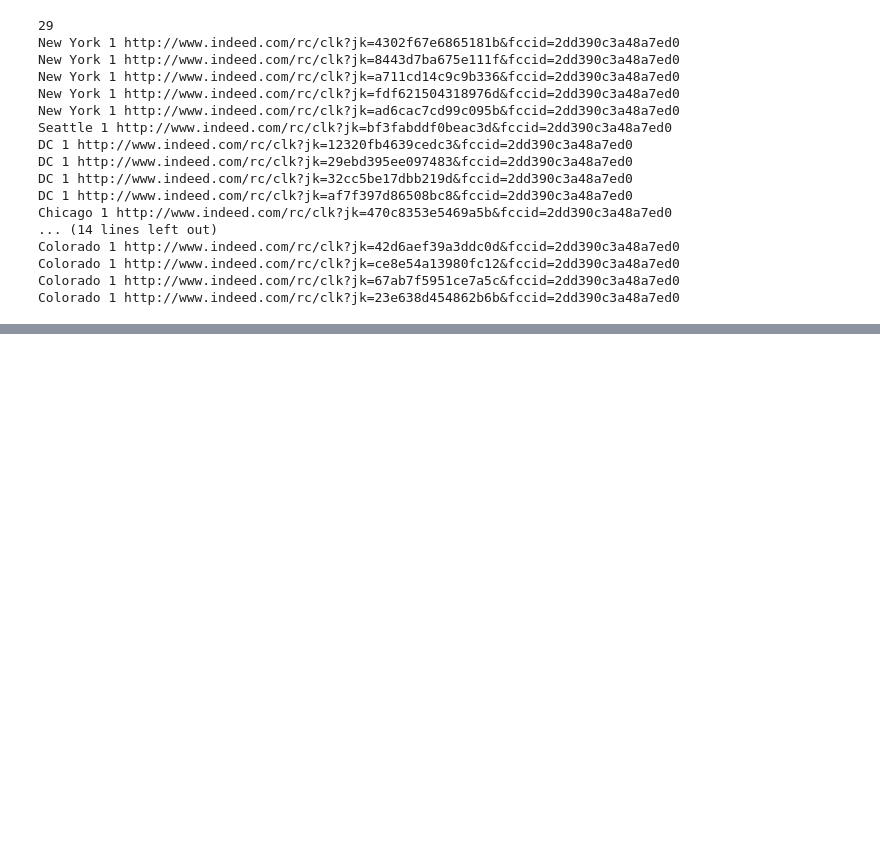
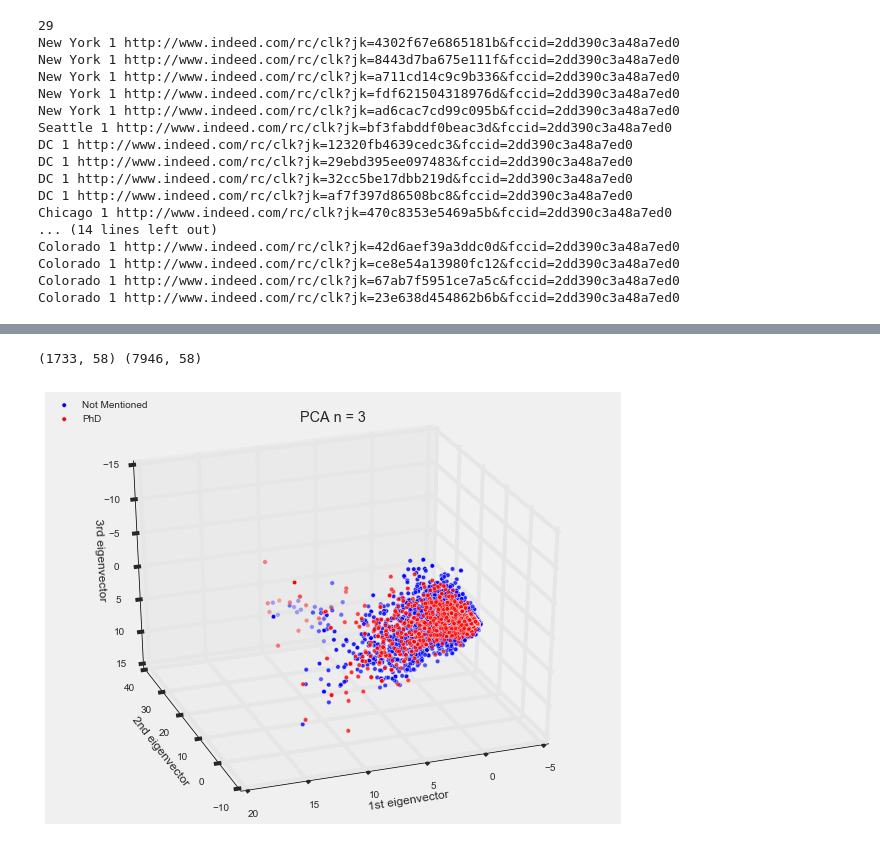
Before and after one commit to JC-Cheng/Data_Science, a Jupyter notebook: Projects/indeed/indeed/JD.ipynb, the cells around one changed output, grey strips where cells are left out. Saved outputs shown, nothing was run; the diff lists cells and outputs as text; code cells hidden in the pictures; blank space fills up the shorter version.

```diff
--- a/Projects/indeed/indeed/JD.ipynb
+++ b/Projects/indeed/indeed/JD.ipynb
@@ -35,8 +35,8 @@ pro = [
     'Linux', 'Unix', 'GNU', 'Git'
 ]
 
-iden_keys = ['bs', 'ms', 'phd', 'ctz']
-iden = ['Bachelor', 'Master', 'PhD', 'Citizen']
+iden_keys = ['bs', 'ms', 'phd']
+iden = ['Bachelor', 'Master', 'PhD']
 
 bw_keys = [
     'ml', 'dl', 'rl', 'sl', 'ul',
@@ -487,0 +471,6 @@ Colorado 1 http://www.indeed.com/rc/clk?jk=23e638d454862b6b&fccid=2dd390c3a48a7e
+# %%
+X = JD.loc[:, pro + bw + ['Bachelor', 'Master', 'PhD']]
+X = (X - X.mean()) / X.std()
+print X.mean().mean(), X.std().mean()
+print X.shape
+X.columns
@@ -487,0 +498,29 @@ Colorado 1 http://www.indeed.com/rc/clk?jk=23e638d454862b6b&fccid=2dd390c3a48a7e
+# %%
+def draw_3d_pca(X0, X1, pca_model, map_dict, title='PCA n = 3'):
+
+    pca_model.fit(pd.concat([X0, X1]))
+    Z0 = pca_model.transform(X0)
+    Z1 = pca_model.transform(X1)
+
+    fig = plt.figure(1, figsize=(8, 6))
+    ax = Axes3D(fig, elev=-150, azim=110)
+    ax.scatter(Z0[:, 0], Z0[:, 1], Z0[:, 2], c='b', cmap=plt.cm.Paired, label=map_dict[0])
+    ax.scatter(Z1[:, 0], Z1[:, 1], Z1[:, 2], c='r', cmap=plt.cm.Paired, label=map_dict[1])
+    ax.set_title(title)
+    ax.set_xlabel("1st eigenvector")
+    ax.set_ylabel("2nd eigenvector")
+    ax.set_zlabel("3rd eigenvector")
+    plt.legend(loc='upper left')
+# %%
+# phd label
+
+P1 = X.ix[JD[JD.PhD == 1].index]
+P0 = X.ix[JD[JD.PhD == 0].index]
+phd_map = {1: 'PhD', 0: 'Not Mentioned'}
+print P1.shape, P0.shape
+# %% [output]
+(1733, 58) (7946, 58)
+# %%
+draw_3d_pca(P0, P1, PCA(n_components=3), phd_map)
+# %% [output]
+[figure, added]
```
Also changed, not shown: parts of 18 cells of this notebook.
